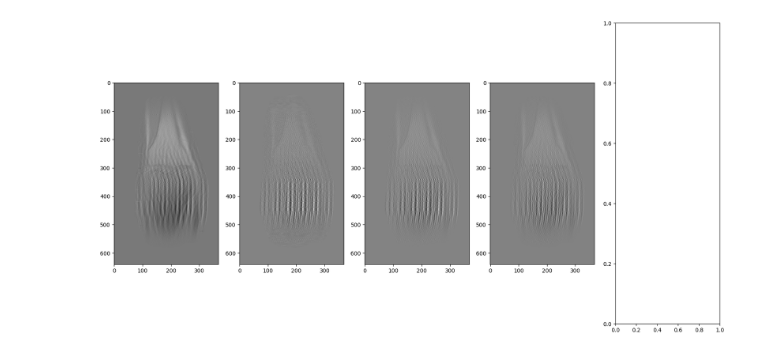
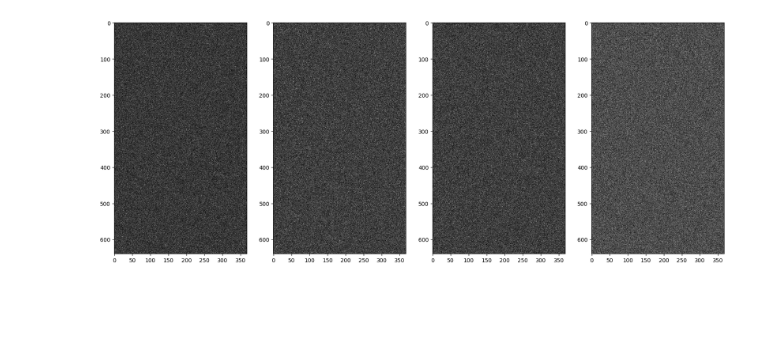
Before and after one commit to gRox167/ese5934_project, a Jupyter notebook: framework.ipynb, the cells around one changed output. Drawn from its saved outputs; the diff is of its cells as text; code cells hidden in the pictures; blank space fills up the shorter version.

Commit message:
update framework and implement SIREN

```diff
--- a/framework.ipynb
+++ b/framework.ipynb
@@ -55,0 +87,8 @@ torch.Size([15, 640, 368]) torch.Size([1, 1, 368]) torch.Size([15, 640, 368])
+# %%
+import matplotlib.pyplot as plt
+
+# there are 20 images in the list,
+# we want to plot them in a grid of 4x5
+fig, axs = plt.subplots(1, 4, figsize=(20, 10))
+for i, image in enumerate(image_list):
+    axs[i % 5].imshow(complex_abs(image), cmap="gray")
@@ -55,0 +99,16 @@ torch.Size([15, 640, 368]) torch.Size([1, 1, 368]) torch.Size([15, 640, 368])
+# %%
+from ese5934_project.models.SIREN import Siren, get_coordinates
+
+size = (640, 368)
+coords = get_coordinates(size)
+field = Siren(
+    size,
+    in_features=2,
+    out_features=2,
+    hidden_features=256,
+    hidden_layers=3,
+    outermost_linear=True,
+)
+optimizer = torchopt.adam(lr=0.01)
+kspace, masked_kspace, mask, csm = dataset[15]
+device = torch.device("mps")
@@ -56,11 +117,12 @@ torch.Size([15, 640, 368]) torch.Size([1, 1, 368]) torch.Size([15, 640, 368])
 # %%
-image_list = reconstruct(
+params, image_list = reconstruct(
     field,
-    kspace,
+    coords,
+    masked_kspace,
     csm,
     mask,
     optimizer=optimizer,
-    iterations=200,
-    device="cpu",
+    iterations=400,
+    device=device,
 )
 # %% [output]
@@ -84,10 +130,10 @@ iteration 199, loss: 0.0008094096556305885
 # %%
 import matplotlib.pyplot as plt
 
 # there are 20 images in the list,
 # we want to plot them in a grid of 4x5
-fig, axs = plt.subplots(1, 5, figsize=(20, 10))
+fig, axs = plt.subplots(1, 4, figsize=(20, 10))
 for i, image in enumerate(image_list):
-    axs[i % 5].imshow(image, cmap="gray")
+    axs[i % 5].imshow(complex_abs(image), cmap="gray")
 # %% [output]
-[figure, old version]
+[figure, new version]
```
Also changed, not shown: parts of 9 cells of this notebook, 5 other files.
